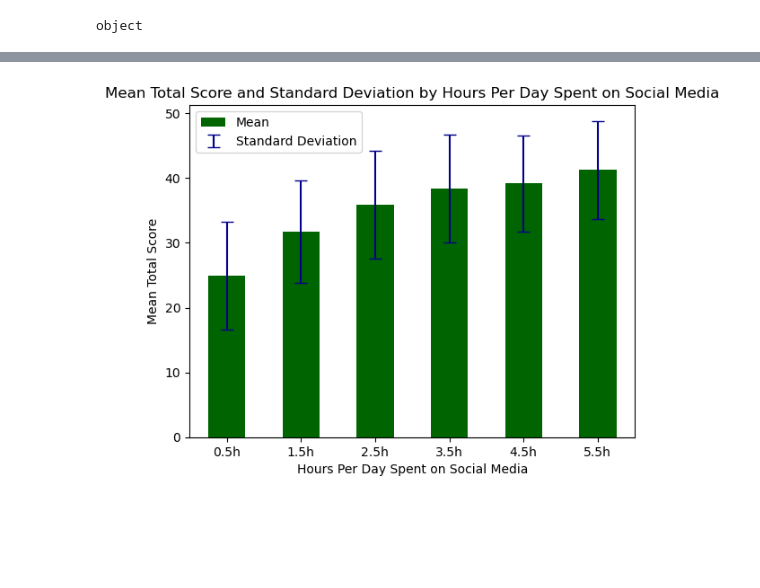
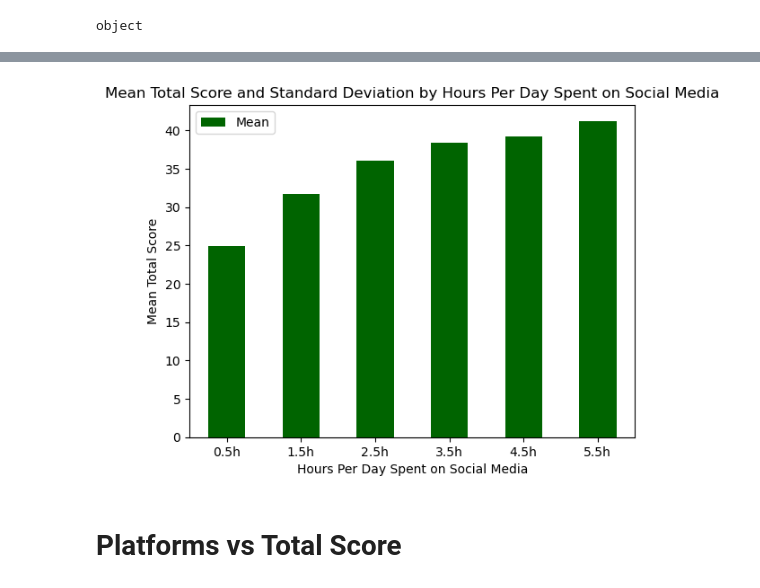
Before and after one commit to serenahinton/Social-Media-and-Mental-Health-Analysis-Project, a Jupyter notebook: social-media-analysis.ipynb, the cells around one changed output, grey strips where cells are left out. Cells and saved outputs as stored; diff of their text form; code cells hidden in the pictures; blank space fills up the shorter version.

Commit message:
Kaggle Notebook | Social Media Analysis | Version 19

```diff
--- a/social-media-analysis.ipynb
+++ b/social-media-analysis.ipynb
@@ -578,7 +578,3 @@ Rows with Age equal to 91:
 
      Total Score
 256           51
-# %%
-#remove the row
-row_to_remove = 256
-data = data.drop(256)
@@ -614,0 +581,3 @@ Row 256 has been removed.
+# %%
+# Change age from 91 to 19
+data.loc[data['Age'] == 91, 'Age'] = 19
@@ -628,11 +633,11 @@ Discussion Forum (Reddit)
 def categorize_platforms(platforms_used):
     categories = []
     if any(platform in platforms_used for platform in ['Facebook', 'Twitter', 'Discord', 'TikTok']):
-        categories.append('Social Networking')
+        categories.append('SN')
     if any(platform in platforms_used for platform in ['Pinterest', 'YouTube', 'Snapchat', 'Instagram']):
-        categories.append('Media Sharing')
+        categories.append('MS')
     if 'Reddit' in platforms_used:
-        categories.append('Discussion Forum')
+        categories.append('DF')
     return ', '.join(categories) if categories else 'Other/Unknown'
 
 # Apply the categorization function to create a new 'Category' column
@@ -778,3 +763,26 @@ plt.show()
 [figure]
 # %% [markdown]
 A majority of the people (75.4%) are age 13-25.
+# %%
+# Create bins and compute frequencies
+data['Age Category'] = pd.cut(data['Age'], bins=bin_edges, labels=bin_labels)
+frequency_table = data['Age Category'].value_counts().reset_index()
+frequency_table.columns = ['Age Range', 'Frequency']
+
+# Calculate percentages
+total_count = len(data)
+frequency_table['Percentage'] = (frequency_table['Frequency'] / total_count) * 100
+
+# Create a pie chart
+plt.figure(figsize=(8, 6))
+plt.pie(frequency_table['Frequency'], labels=None, startangle=140)
+
+plt.title('Age Distribution')
+
+# Create a legend with percentages
+percentages = [f"{age_range}: {percentage:.1f}%" for age_range, percentage in zip(frequency_table['Age Range'], frequency_table['Percentage'])]
+plt.legend(title='Age Range', labels=percentages, loc='center left', bbox_to_anchor=(1, 0.5))
+
+# Display the chart
+plt.axis('equal')  # Equal aspect ratio ensures that pie is drawn as a circle.
+plt.show()
@@ -964,25 +961,24 @@ data.head(1)
 | 0 | 21 | Male | In a relationship | University Student | Yes | 2.5h | 18 | ... |
 # %%
 # Calculate mean and standard deviation for each bin
-summary_stats = data.groupby('Hours Per Day')['Total Score'].agg(['mean', 'std'])
+summary_stats = data.groupby('Hours Per Day')['Total Score'].agg(['mean'])
 
 # Plot mean total score as bar plot with dark green color
 mean_plot = summary_stats['mean'].plot(kind='bar', color='darkgreen', label='Mean')
-
-# Plot standard deviation as error bars with dark blue color
-plt.errorbar(x=summary_stats.index, y=summary_stats['mean'], yerr=summary_stats['std'], fmt='none', ecolor='darkblue', capsize=5, label='Standard Deviation')
 
 # Add labels and title
 plt.xlabel('Hours Per Day Spent on Social Media')
 plt.ylabel('Mean Total Score')
 plt.title('Mean Total Score and Standard Deviation by Hours Per Day Spent on Social Media')
 
 plt.xticks(rotation=0)
 
 # Add legend
 plt.legend()
 
 # Show plot
 plt.show()
 # %% [output]
-[figure, old version]
+[figure, new version]
+# %% [markdown]
+# Platforms vs Total Score
```
Also changed, not shown: parts of 25 cells of this notebook.
